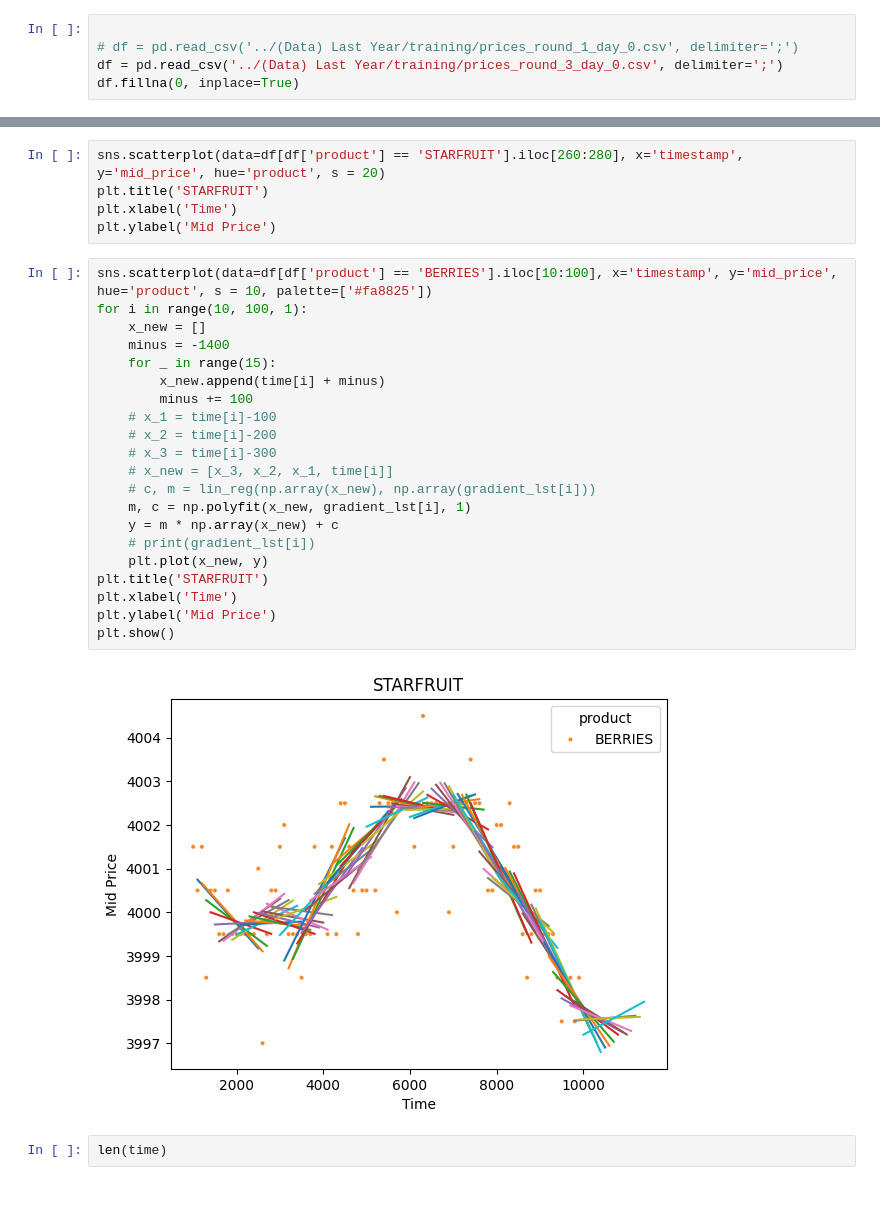
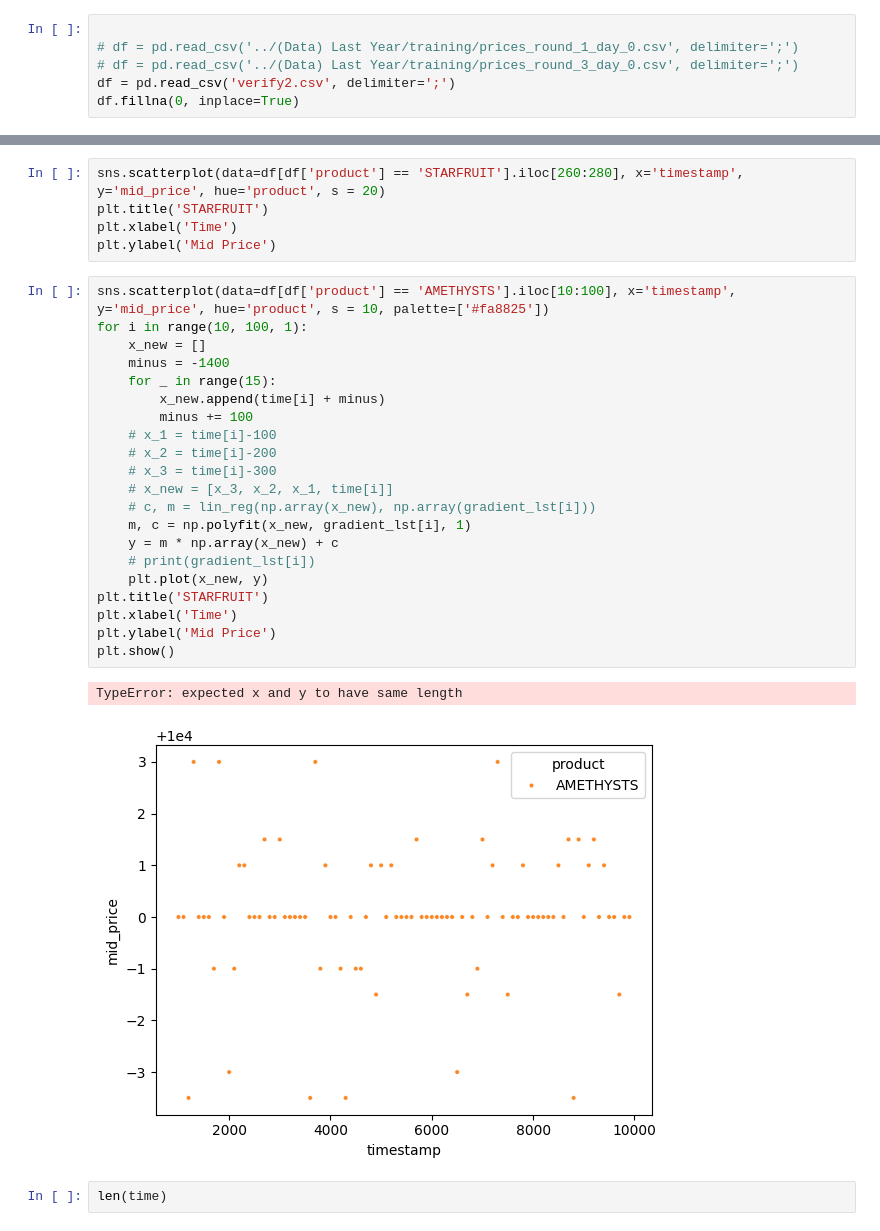
Before and after one commit to VincentG03/IMC-Poverty, a Jupyter notebook: Ziheng/output.ipynb, the cells around one changed output, grey strips where cells are left out. Cells and saved outputs as stored; diff of their text form; blank space fills up the shorter version.

```diff
--- a/Ziheng/output.ipynb
+++ b/Ziheng/output.ipynb
@@ -8,7 +8,8 @@ import statistics
 # %%
 
 # df = pd.read_csv('../(Data) Last Year/training/prices_round_1_day_0.csv', delimiter=';')
-df = pd.read_csv('../(Data) Last Year/training/prices_round_3_day_0.csv', delimiter=';')
+# df = pd.read_csv('../(Data) Last Year/training/prices_round_3_day_0.csv', delimiter=';')
+df = pd.read_csv('verify2.csv', delimiter=';')
 df.fillna(0, inplace=True)
 # %%
 df
@@ -49,28 +50,29 @@ plt.title('STARFRUIT')
 plt.xlabel('Time')
 plt.ylabel('Mid Price')
 # %%
-sns.scatterplot(data=df[df['product'] == 'BERRIES'].iloc[10:100], x='timestamp', y='mid_price', hue='product', s = 10, palette=['#fa8825'])
+sns.scatterplot(data=df[df['product'] == 'AMETHYSTS'].iloc[10:100], x='timestamp', y='mid_price', hue='product', s = 10, palette=['#fa8825'])
 for i in range(10, 100, 1):
     x_new = []
     minus = -1400
     for _ in range(15):
         x_new.append(time[i] + minus)
         minus += 100
     # x_1 = time[i]-100
     # x_2 = time[i]-200
     # x_3 = time[i]-300
     # x_new = [x_3, x_2, x_1, time[i]]
     # c, m = lin_reg(np.array(x_new), np.array(gradient_lst[i]))
     m, c = np.polyfit(x_new, gradient_lst[i], 1)
     y = m * np.array(x_new) + c
     # print(gradient_lst[i])
     plt.plot(x_new, y)
 plt.title('STARFRUIT')
 plt.xlabel('Time')
 plt.ylabel('Mid Price')
 plt.show()
 # %% [output]
+TypeError: expected x and y to have same length
-[figure, old version]
+[figure, new version]
 # %%
 len(time)
 # %%
```
Also changed, not shown: parts of 4 cells of this notebook, 5 other files.
